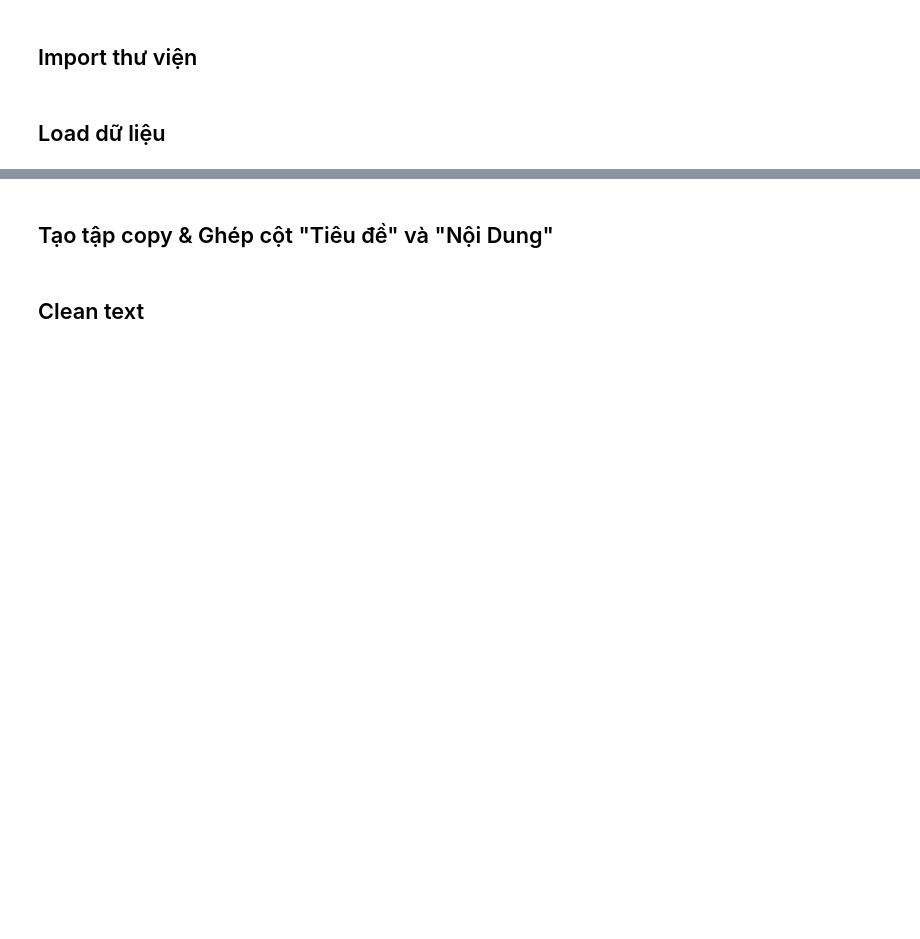
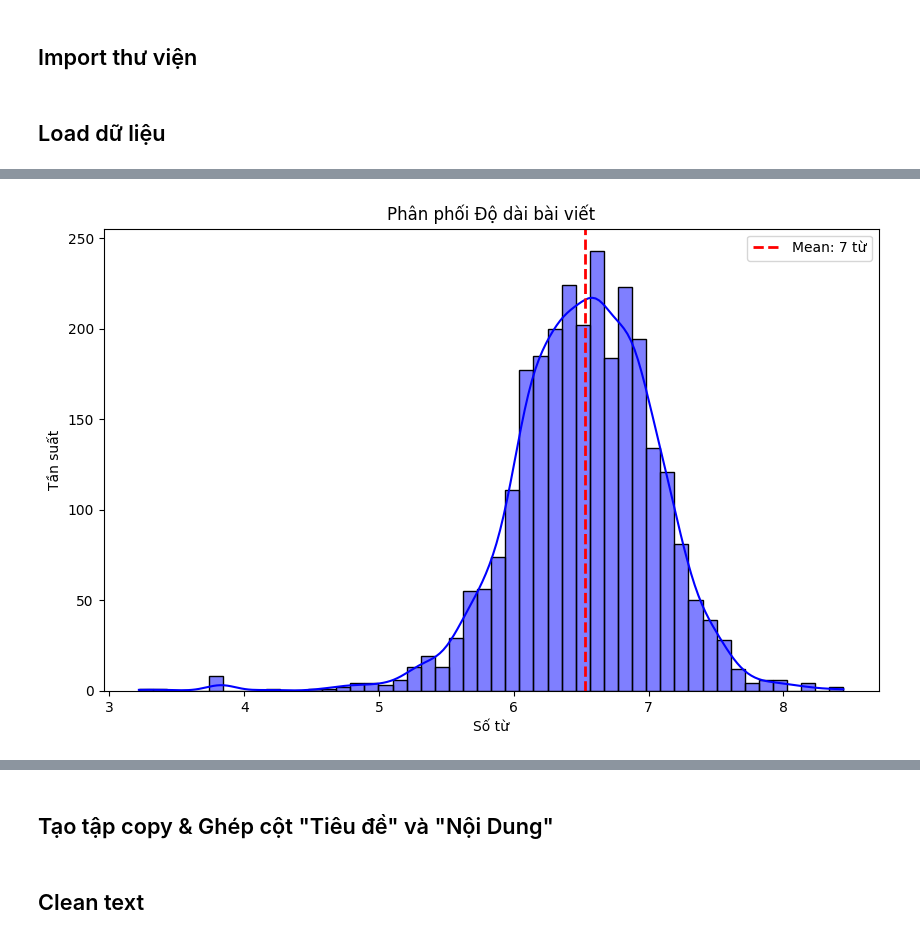
Before and after one commit to Thang2905/Economy_sentiment, a Jupyter notebook: economy.ipynb, the cells around one changed output, grey strips where cells are left out. Cells and saved outputs as stored; diff of their text form; code cells hidden in the pictures; blank space fills up the shorter version.

```diff
--- a/economy.ipynb
+++ b/economy.ipynb
@@ -35,0 +90,11 @@ memory usage: 10.3+ KB
+# %%
+plt.figure(figsize=(10,6))
+sns.histplot(np.log(economy['Số lượng từ']), bins=50, kde=True, color='blue')
+plt.axvline(np.log(economy['Số lượng từ']).mean(), color='red', linestyle='dashed', linewidth=2, label=f"Mean: {np.log(economy['Số lượng từ']).mean():.0f} từ")
+plt.title('Phân phối Độ dài bài viết')
+plt.xlabel('Số từ')
+plt.ylabel('Tần suất')
+plt.legend()
+plt.show()
+# %% [output]
+[figure, added]
```
Also changed, not shown: parts of 56 cells of this notebook, 1 other file.
